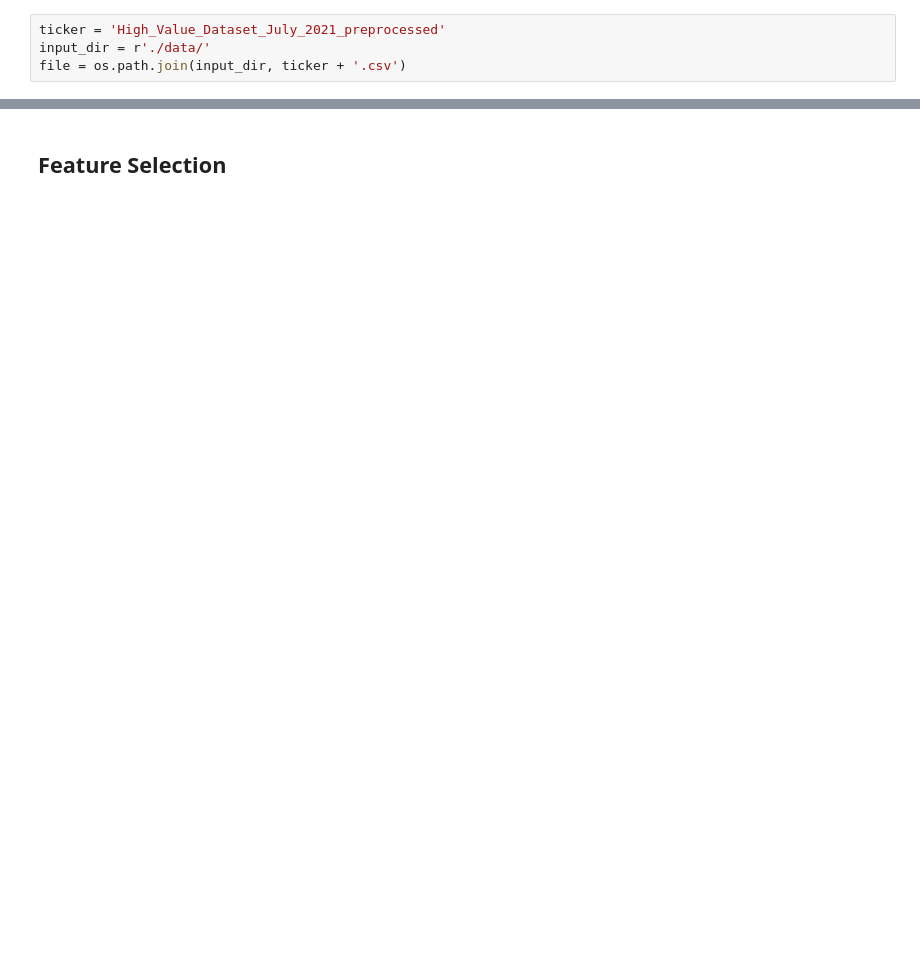
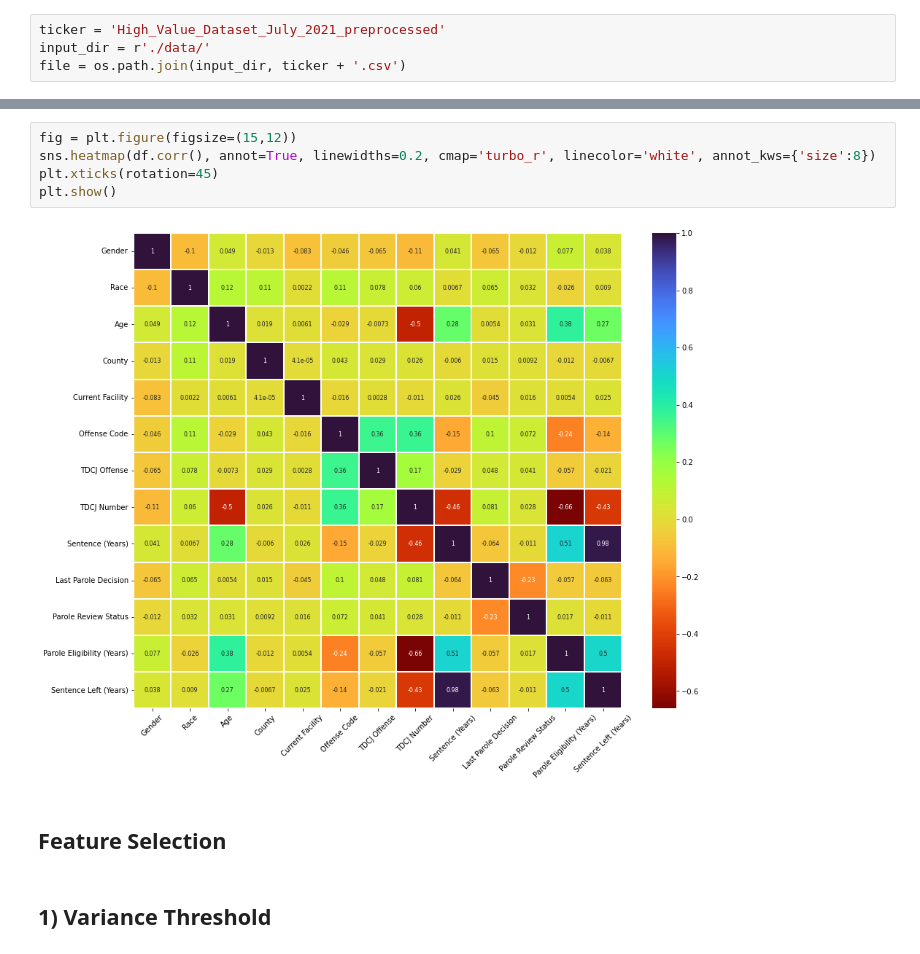
Before and after one commit to vineetver/Parole-Hearing-Verdicts, a Jupyter notebook: featureselection.ipynb, the cells around one changed output, grey strips where cells are left out. Saved outputs shown, nothing was run; the diff lists cells and outputs as text; blank space fills up the shorter version.

```diff
--- a/featureselection.ipynb
+++ b/featureselection.ipynb
@@ -16,2 +18,11 @@ df.head(2)
+# %%
+fig = plt.figure(figsize=(15,12))
+sns.heatmap(df.corr(), annot=True, linewidths=0.2, cmap='turbo_r', linecolor='white', annot_kws={'size':8})
+plt.xticks(rotation=45)
+plt.show()
+# %% [output]
+[figure, added]
 # %% [markdown]
 ## Feature Selection
+# %% [markdown]
+## 1) Variance Threshold
```
Also changed, not shown: parts of 2 cells of this notebook, 3 other files.
